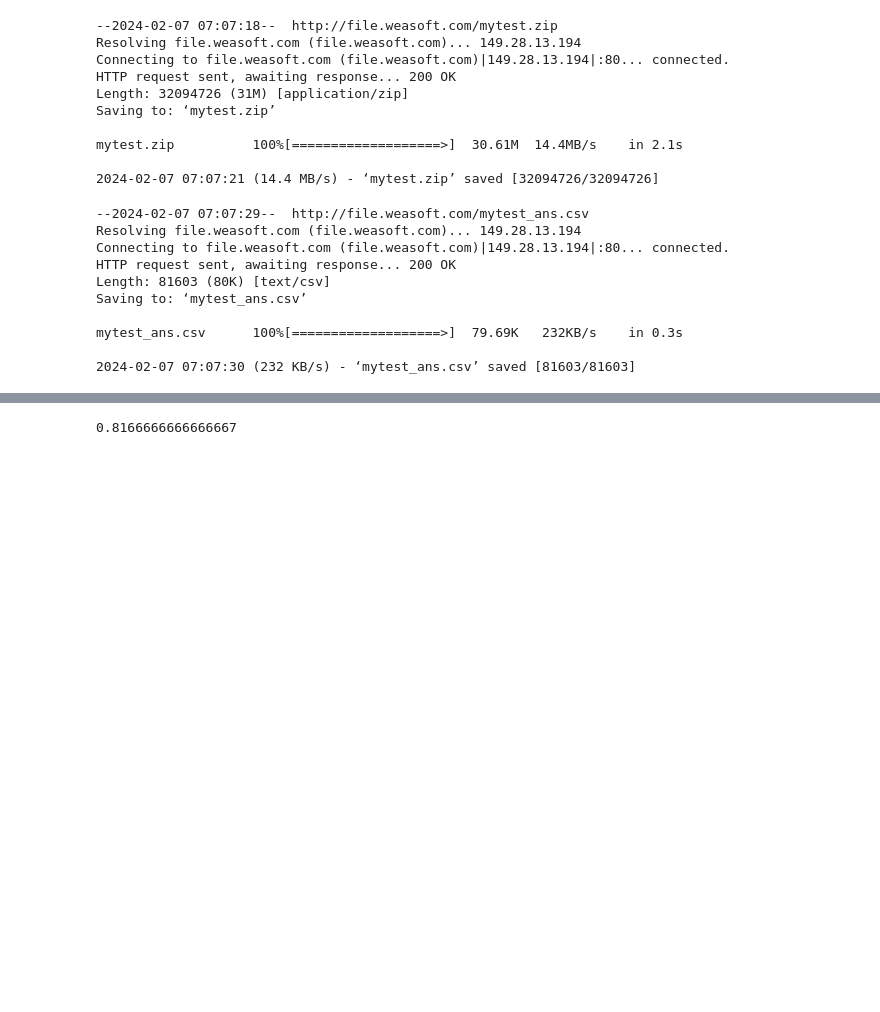
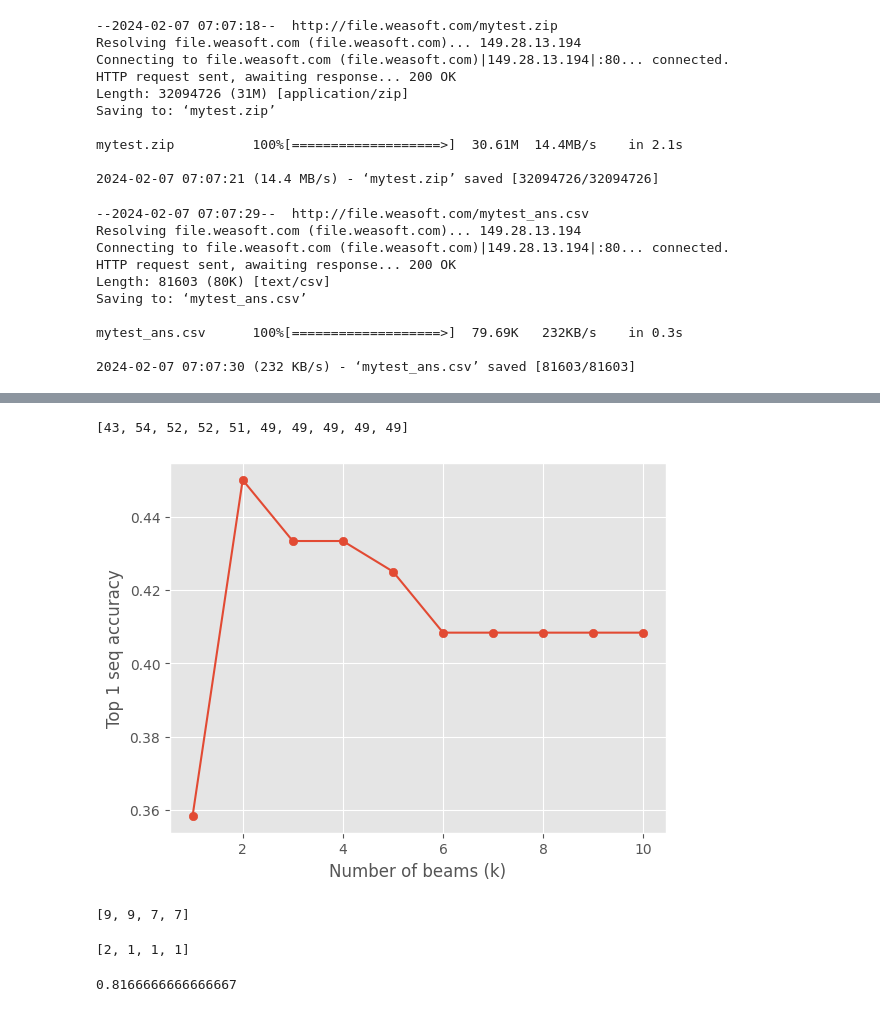
Before and after one commit to weathon/3d2smile, a Jupyter notebook: finetune.ipynb, the cells around one changed output, grey strips where cells are left out. Drawn from its saved outputs; the diff is of its cells as text; code cells hidden in the pictures; blank space fills up the shorter version.

```diff
--- a/finetune.ipynb
+++ b/finetune.ipynb
@@ -649,0 +654,19 @@ print(beam_ans) #last time did not 98, 94 there is no random?  oh not 98 percent
+# %%
+beam_ans = []
+for beam in range(1, 11):
+  count = 0
+  for i in os.listdir("mytest"):
+    correct = mytest_ans[mytest_ans["cid"]==int(i.split("_")[0])]["canonicalsmiles"].item()
+    predicted = myeval("mytest/"+i, beam)
+    count = count+1 if correct == predicted.split("\n")[0] else count
+  beam_ans.append(count)
+
+pylab.style.use("ggplot")
+pylab.plot(np.arange(1,11),np.array(beam_ans)/120)
+pylab.scatter(np.arange(1,11),np.array(beam_ans)/120)
+pylab.xlabel("Number of beams (k)")
+pylab.ylabel("Top 1 seq accuracy")
+print(beam_ans) #last time did not 98, 94 there is no random?  oh not 98 percent device by 120
+# %% [output]
+[43, 54, 52, 52, 51, 49, 49, 49, 49, 49]
+[figure, added]
@@ -650,3 +685,11 @@ print(beam_ans) #last time did not 98, 94 there is no random?  oh not 98 percent
+# %%
+mutli_img_ans
+# %% [output]
+[9, 9, 7, 7]
+# %%
+mutli_img_ans
+# %% [output]
+[2, 1, 1, 1]
 # %%
 count/len(os.listdir("mytest"))
 # %% [output]
```
Also changed, not shown: parts of 3 cells of this notebook.
